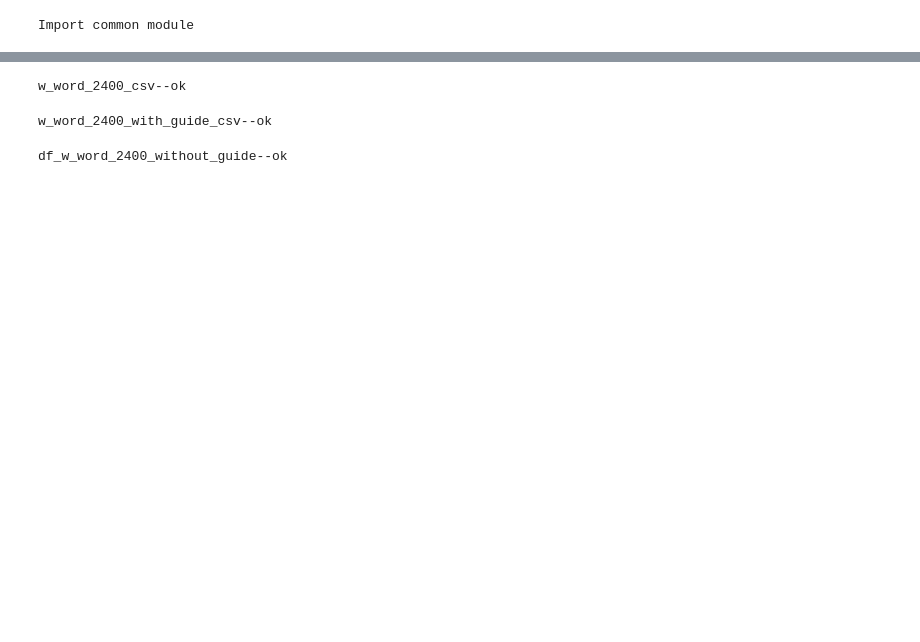
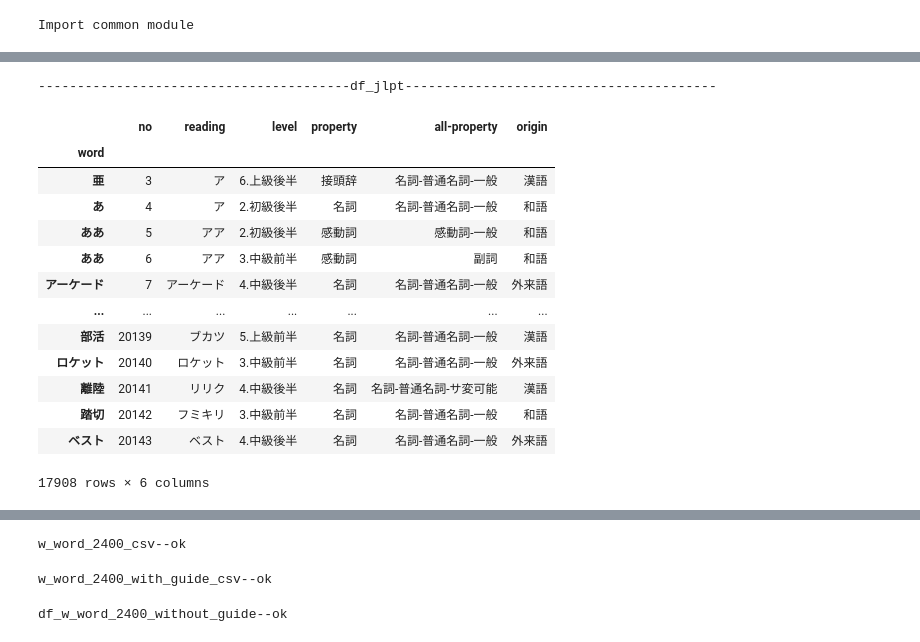
Before and after one commit to hopensic/python-notebooks, a Jupyter notebook: ja_2400.ipynb, the cells around one changed output, grey strips where cells are left out. Cells and saved outputs as stored; diff of their text form; code cells hidden in the pictures; blank space fills up the shorter version.

```diff
--- a/ja_2400.ipynb
+++ b/ja_2400.ipynb
@@ -74,0 +166,19 @@ df.describe()
+# %%
+l('df_jlpt')
+df_jlpt
+# %% [output]
+----------------------------------------df_jlpt----------------------------------------
+|  | no | reading | level | property | all-property | origin |
+| word |  |  |  |  |  |  |
+| 亜 | 3 | ア | 6.上級後半 | 接頭辞 | 名詞-普通名詞-一般 | 漢語 |
+| あ | 4 | ア | 2.初級後半 | 名詞 | 名詞-普通名詞-一般 | 和語 |
+| ああ | 5 | アア | 2.初級後半 | 感動詞 | 感動詞-一般 | 和語 |
+| ああ | 6 | アア | 3.中級前半 | 感動詞 | 副詞 | 和語 |
+| アーケード | 7 | アーケード | 4.中級後半 | 名詞 | 名詞-普通名詞-一般 | 外来語 |
+| ... | ... | ... | ... | ... | ... | ... |
+| 部活 | 20139 | ブカツ | 5.上級前半 | 名詞 | 名詞-普通名詞-一般 | 漢語 |
+| ロケット | 20140 | ロケット | 3.中級前半 | 名詞 | 名詞-普通名詞-一般 | 外来語 |
+| 離陸 | 20141 | リリク | 4.中級後半 | 名詞 | 名詞-普通名詞-サ変可能 | 漢語 |
+| 踏切 | 20142 | フミキリ | 3.中級前半 | 名詞 | 名詞-普通名詞-一般 | 和語 |
+| ベスト | 20143 | ベスト | 4.中級後半 | 名詞 | 名詞-普通名詞-一般 | 外来語 |
+17908 rows × 6 columns
```
Also changed, not shown: parts of 10 cells of this notebook, 6 other files.
